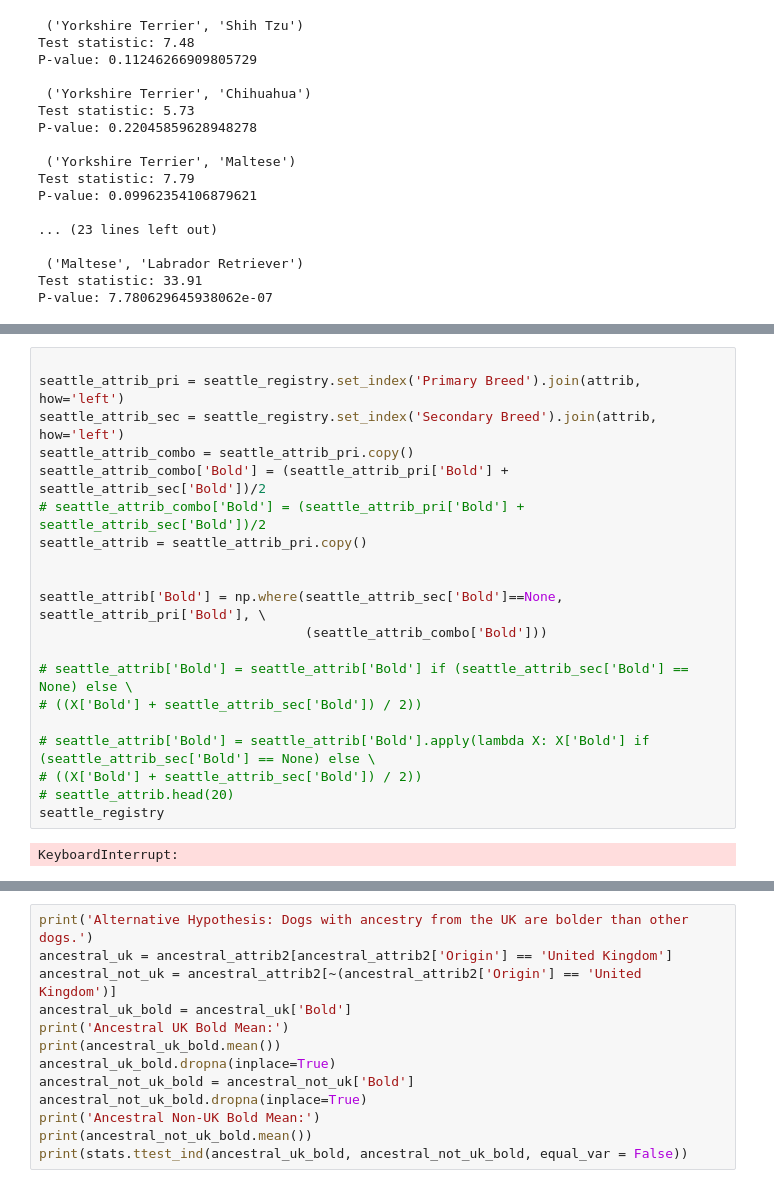
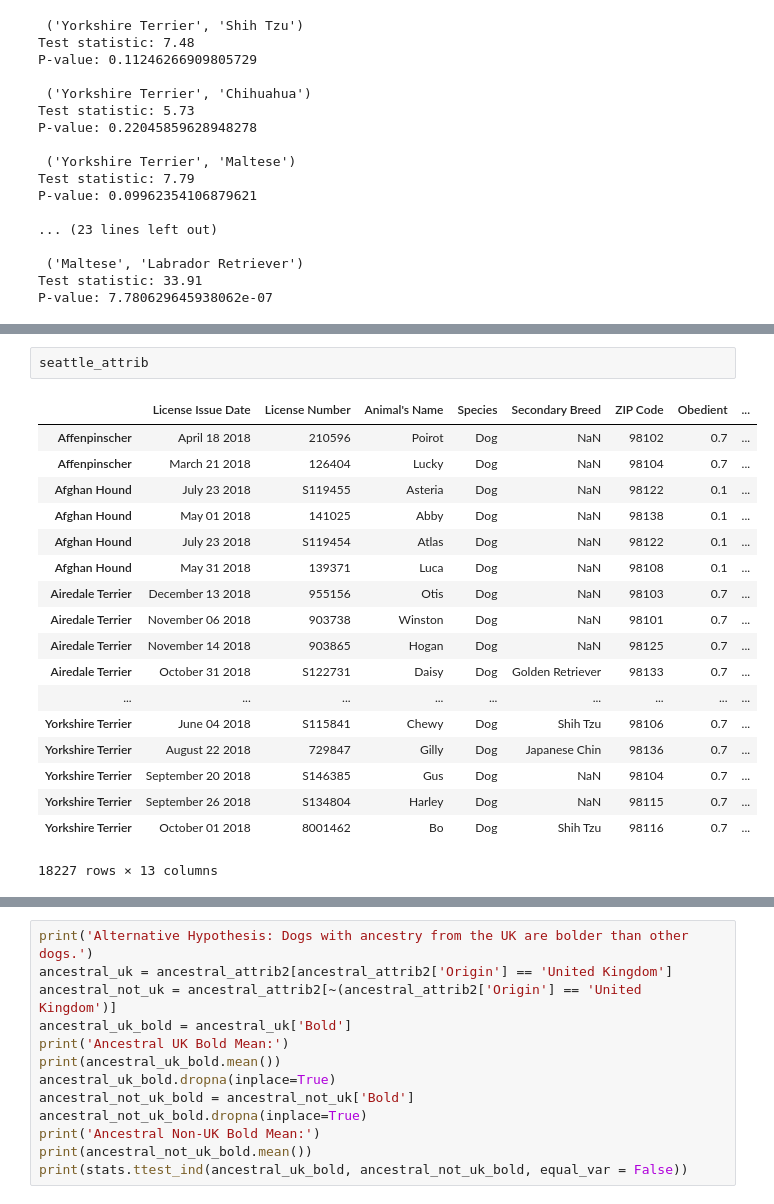
Before and after one commit to Save-All-The-Pets/dog_attributes, a Jupyter notebook: src/analysis.ipynb, the cells around one changed output, grey strips where cells are left out. Cells and saved outputs as stored; diff of their text form.

```diff
--- a/src/analysis.ipynb
+++ b/src/analysis.ipynb
@@ -321,23 +313,22 @@ Name: Obedient, dtype: int64
 Ttest_indResult(statistic=-16.577408935991556, pvalue=9.746066231426407e-60)
-# %%
-
-seattle_attrib_pri = seattle_registry.set_index('Primary Breed').join(attrib, how='left')
-seattle_attrib_sec = seattle_registry.set_index('Secondary Breed').join(attrib, how='left')
-seattle_attrib_combo = seattle_attrib_pri.copy()
-seattle_attrib_combo['Bold'] = (seattle_attrib_pri['Bold'] + seattle_attrib_sec['Bold'])/2
-# seattle_attrib_combo['Bold'] = (seattle_attrib_pri['Bold'] + seattle_attrib_sec['Bold'])/2
-seattle_attrib = seattle_attrib_pri.copy()
-
-
-seattle_attrib['Bold'] = np.where(seattle_attrib_sec['Bold']==None, seattle_attrib_pri['Bold'], \
-                                  (seattle_attrib_combo['Bold']))
-
-# seattle_attrib['Bold'] = seattle_attrib['Bold'] if (seattle_attrib_sec['Bold'] == None) else \
-# ((X['Bold'] + seattle_attrib_sec['Bold']) / 2))
-
-# seattle_attrib['Bold'] = seattle_attrib['Bold'].apply(lambda X: X['Bold'] if (seattle_attrib_sec['Bold'] == None) else \
-# ((X['Bold'] + seattle_attrib_sec['Bold']) / 2))
-# seattle_attrib.head(20)
-seattle_registry
-# %% [output]
-KeyboardInterrupt:
+# %%
+seattle_attrib
+# %% [output]
+|  | License Issue Date | License Number | Animal's Name | Species | Secondary Breed | ZIP Code | Obedient | ... |
+| Affenpinscher | April 18 2018 | 210596 | Poirot | Dog | NaN | 98102 | 0.7 | ... |
+| Affenpinscher | March 21 2018 | 126404 | Lucky | Dog | NaN | 98104 | 0.7 | ... |
+| Afghan Hound | July 23 2018 | S119455 | Asteria | Dog | NaN | 98122 | 0.1 | ... |
+| Afghan Hound | May 01 2018 | 141025 | Abby | Dog | NaN | 98138 | 0.1 | ... |
+| Afghan Hound | July 23 2018 | S119454 | Atlas | Dog | NaN | 98122 | 0.1 | ... |
+| Afghan Hound | May 31 2018 | 139371 | Luca | Dog | NaN | 98108 | 0.1 | ... |
+| Airedale Terrier | December 13 2018 | 955156 | Otis | Dog | NaN | 98103 | 0.7 | ... |
+| Airedale Terrier | November 06 2018 | 903738 | Winston | Dog | NaN | 98101 | 0.7 | ... |
+| Airedale Terrier | November 14 2018 | 903865 | Hogan | Dog | NaN | 98125 | 0.7 | ... |
+| Airedale Terrier | October 31 2018 | S122731 | Daisy | Dog | Golden Retriever | 98133 | 0.7 | ... |
+| ... | ... | ... | ... | ... | ... | ... | ... | ... |
+| Yorkshire Terrier | June 04 2018 | S115841 | Chewy | Dog | Shih Tzu | 98106 | 0.7 | ... |
+| Yorkshire Terrier | August 22 2018 | 729847 | Gilly | Dog | Japanese Chin | 98136 | 0.7 | ... |
+| Yorkshire Terrier | September 20 2018 | S146385 | Gus | Dog | NaN | 98104 | 0.7 | ... |
+| Yorkshire Terrier | September 26 2018 | S134804 | Harley | Dog | NaN | 98115 | 0.7 | ... |
+| Yorkshire Terrier | October 01 2018 | 8001462 | Bo | Dog | Shih Tzu | 98116 | 0.7 | ... |
+18227 rows × 13 columns
```
Also changed, not shown: parts of 8 cells of this notebook.
